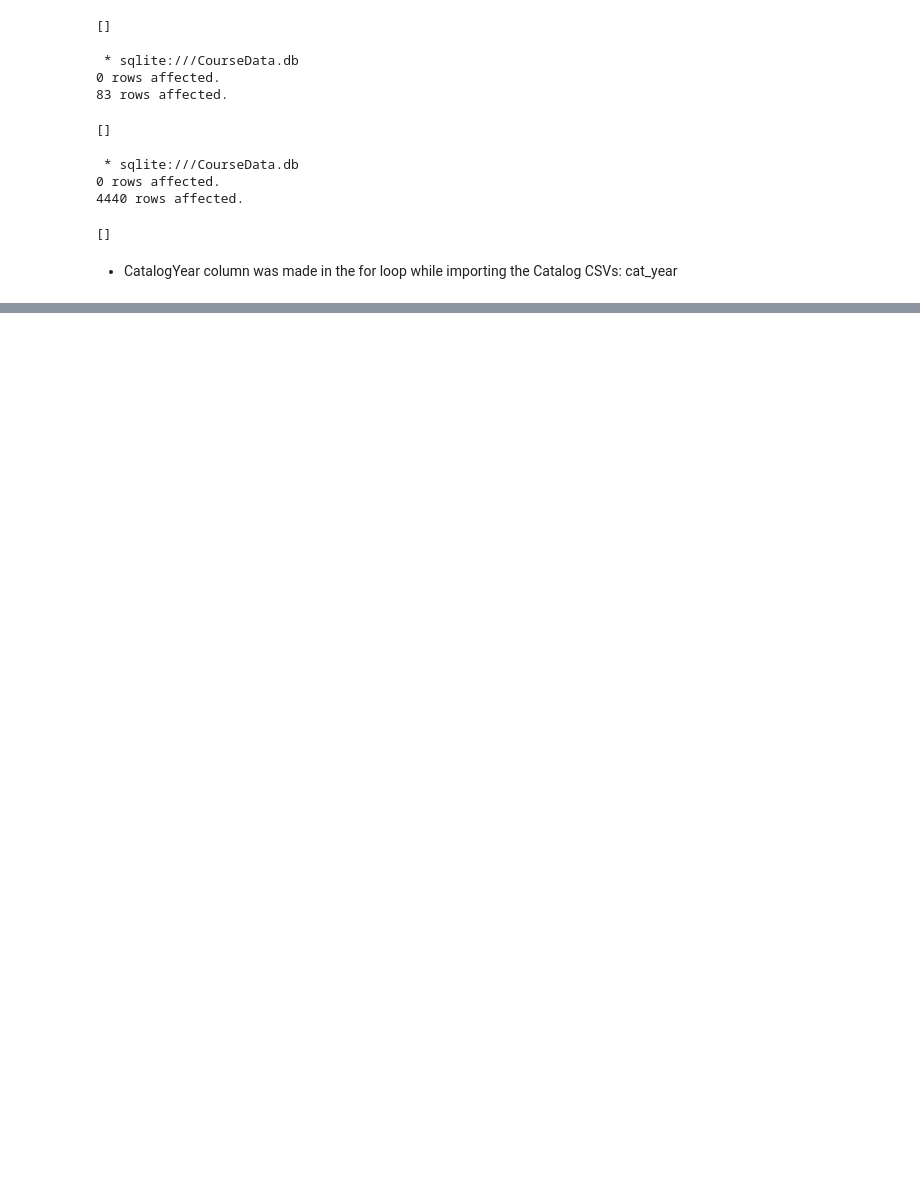
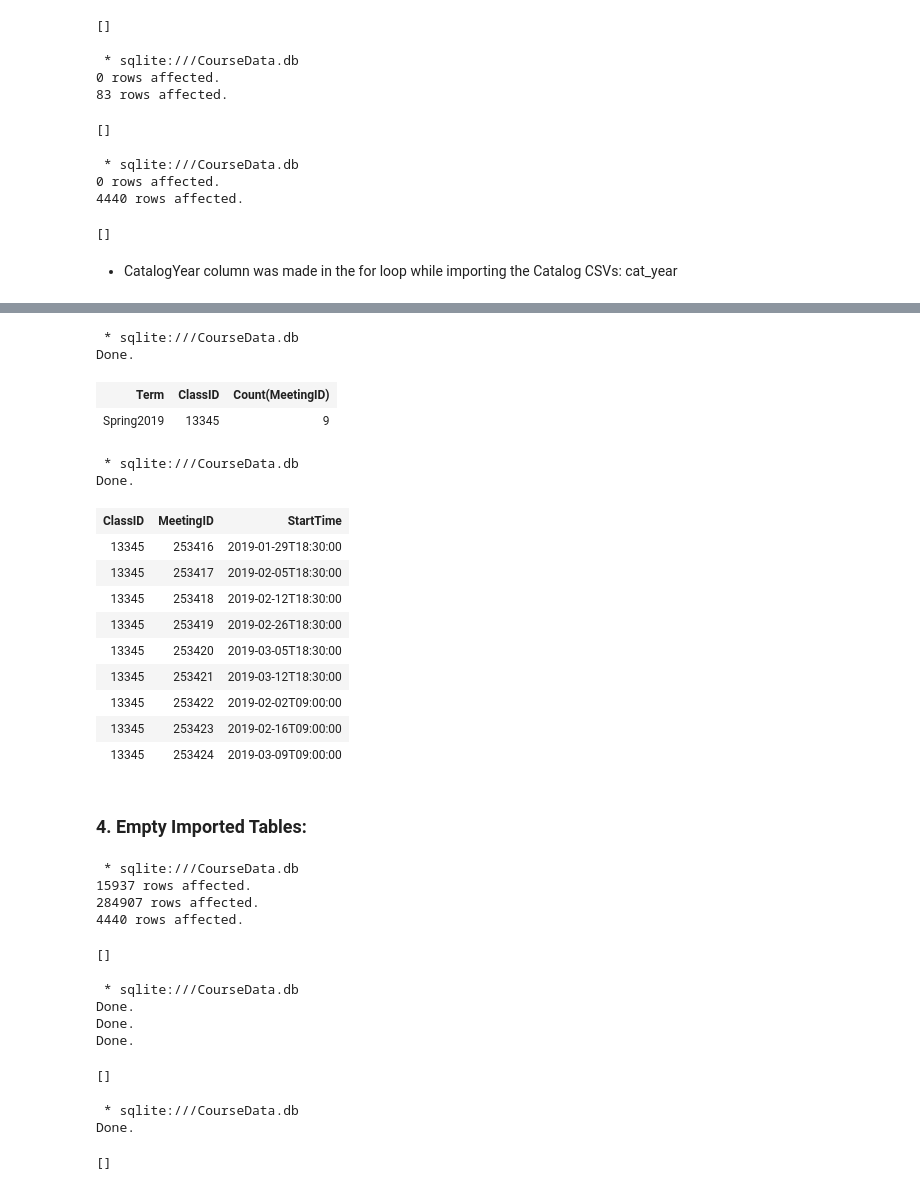
Before and after one commit to fairfield-ba510-spring2020/term-project-select, a Jupyter notebook: CourseDataETL.ipynb, the cells around one changed output, grey strips where cells are left out. Saved outputs shown, nothing was run; the diff lists cells and outputs as text; code cells hidden in the pictures; blank space fills up the shorter version.

```diff
--- a/CourseDataETL.ipynb
+++ b/CourseDataETL.ipynb
@@ -234,0 +305,60 @@ FROM import_courses
+# %%
+%%sql
+SELECT Term, ClassID, Count(MeetingID)
+FROM Class JOIN Meeting USING (ClassID)
+WHERE CRN=39006 and Term = 'Spring2019'
+GROUP BY ClassID;
+# %% [output]
+ * sqlite:///CourseData.db
+Done.
+| Term | ClassID | Count(MeetingID) |
+| Spring2019 | 13345 | 9 |
+# %%
+%%sql
+SELECT ClassID, MeetingID, StartTime
+FROM Class JOIN Meeting USING (ClassID)
+WHERE CRN=39006 AND Term="Spring2019";
+# %% [output]
+ * sqlite:///CourseData.db
+Done.
+| ClassID | MeetingID | StartTime |
+| 13345 | 253416 | 2019-01-29T18:30:00 |
+| 13345 | 253417 | 2019-02-05T18:30:00 |
+| 13345 | 253418 | 2019-02-12T18:30:00 |
+| 13345 | 253419 | 2019-02-26T18:30:00 |
+| 13345 | 253420 | 2019-03-05T18:30:00 |
+| 13345 | 253421 | 2019-03-12T18:30:00 |
+| 13345 | 253422 | 2019-02-02T09:00:00 |
+| 13345 | 253423 | 2019-02-16T09:00:00 |
+| 13345 | 253424 | 2019-03-09T09:00:00 |
+# %% [markdown]
+### __4. Empty Imported Tables:__
+# %%
+%%sql
+DELETE FROM import_courses;
+DELETE FROM import_course_meetings;
+DELETE FROM import_catalog;
+# %% [output]
+ * sqlite:///CourseData.db
+15937 rows affected.
+284907 rows affected.
+4440 rows affected.
+[]
+# %%
+%%sql
+DROP TABLE import_courses;
+DROP TABLE import_course_meetings;
+DROP TABLE import_catalog;
+# %% [output]
+ * sqlite:///CourseData.db
+Done.
+Done.
+Done.
+[]
+# %%
+%%sql
+vacuum;
+# %% [output]
+ * sqlite:///CourseData.db
+Done.
+[]
```
Also changed, not shown: parts of 11 cells of this notebook, 2 other files.
